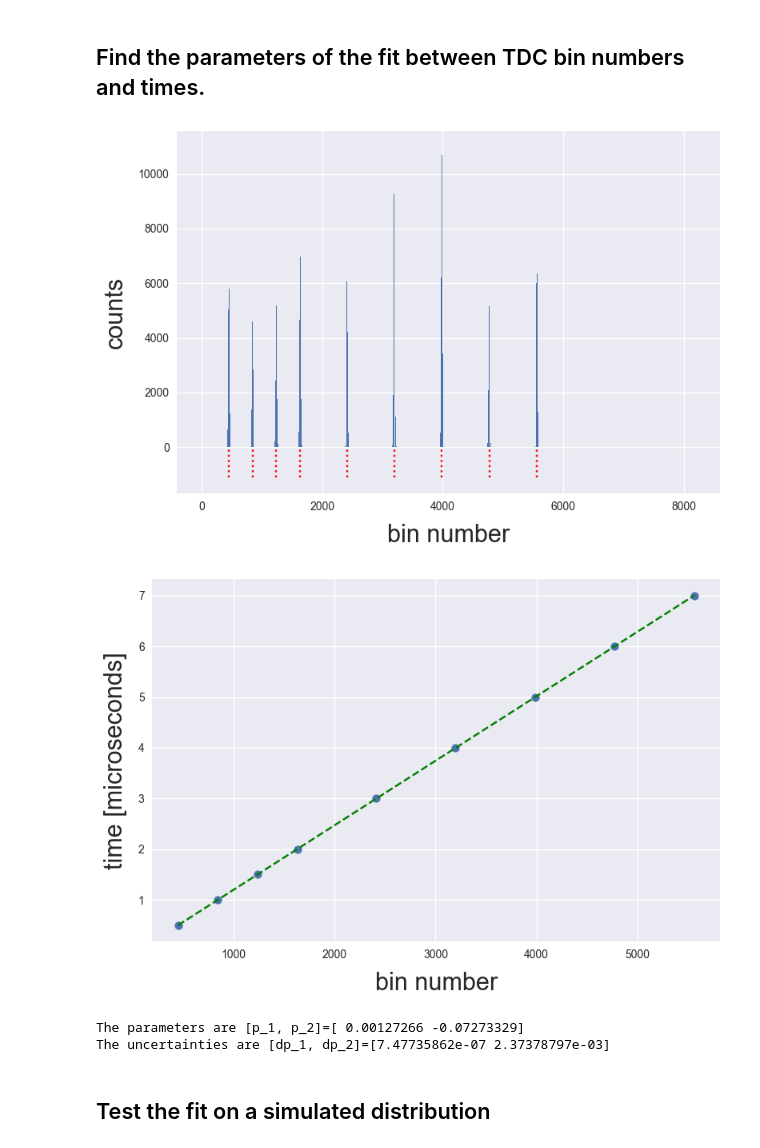
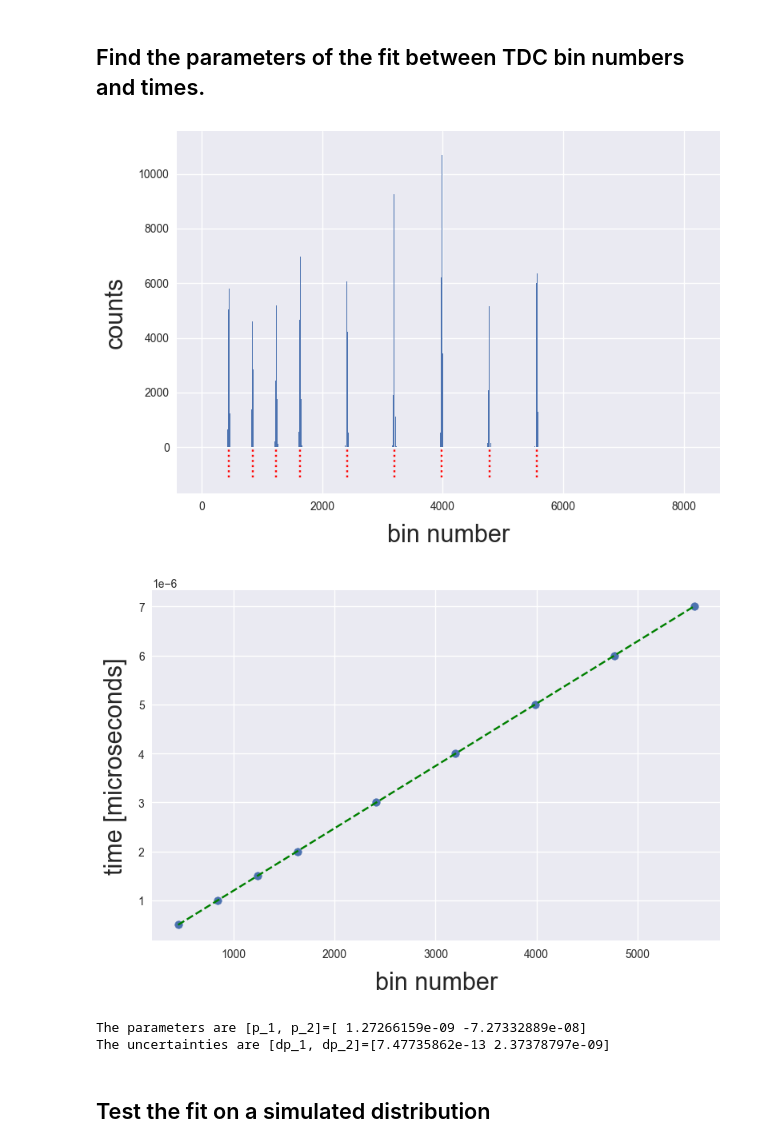
Before and after one commit to max-fatouros/psi-praktikum, a Jupyter notebook: notebooks/example.ipynb, the cells around one changed output. Drawn from its saved outputs; the diff is of its cells as text; code cells hidden in the pictures.

```diff
--- a/notebooks/example.ipynb
+++ b/notebooks/example.ipynb
@@ -23,28 +24,28 @@ def show(parameters: list):
 # %%
 parameters, uncertainties = fit_calibration(
     "TimeCalibration_delaytrigger_05to7us.Spe",
     # "TimeCalibration_stepof32ns.Spe",
-    times = [
+    times = 1e-6 * np.array([
         0.5,
         1,
         1.5,
         2,
         3,
         4,
         5,
         6,
         7,
-    ],
+    ]),
     visualize=True,
 )
 
 print(f"The parameters are [p_1, p_2]={parameters}")
 print(f"The uncertainties are [dp_1, dp_2]={uncertainties}")
 # %% [output]
 [figure]
-[figure, old version]
+[figure, new version]
-The parameters are [p_1, p_2]=[ 0.00127266 -0.07273329]
-The uncertainties are [dp_1, dp_2]=[7.47735862e-07 2.37378797e-03]
+The parameters are [p_1, p_2]=[ 1.27266159e-09 -7.27332889e-08]
+The uncertainties are [dp_1, dp_2]=[7.47735862e-13 2.37378797e-09]
 # %%
 BOUNDS=(
     (0., 100),  # time gaus sigma
```
Also changed, not shown: parts of 3 cells of this notebook, 2 other files.
